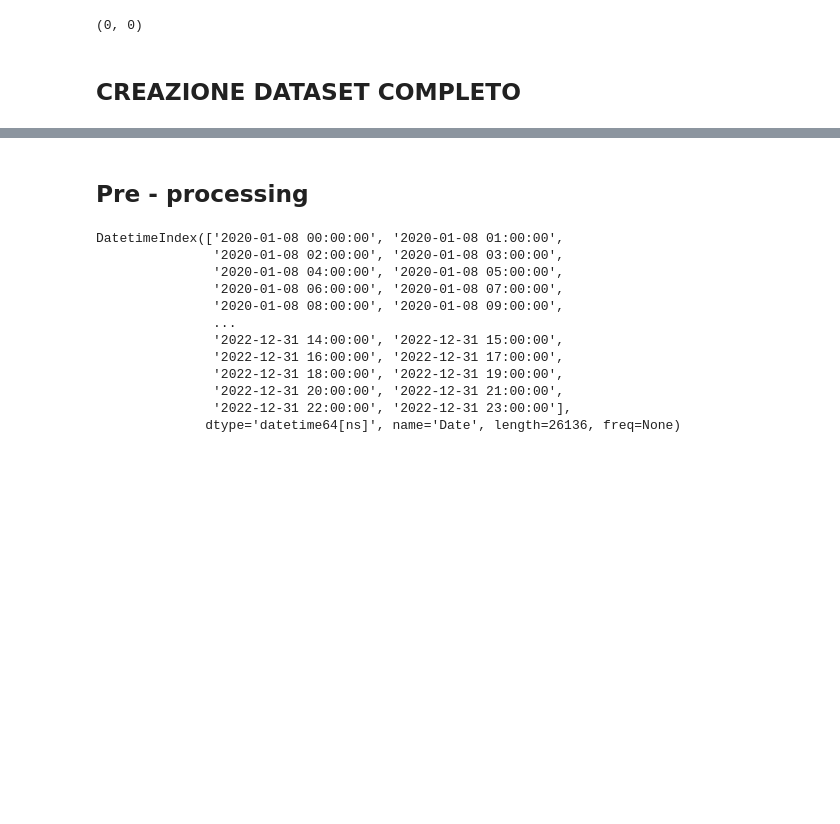
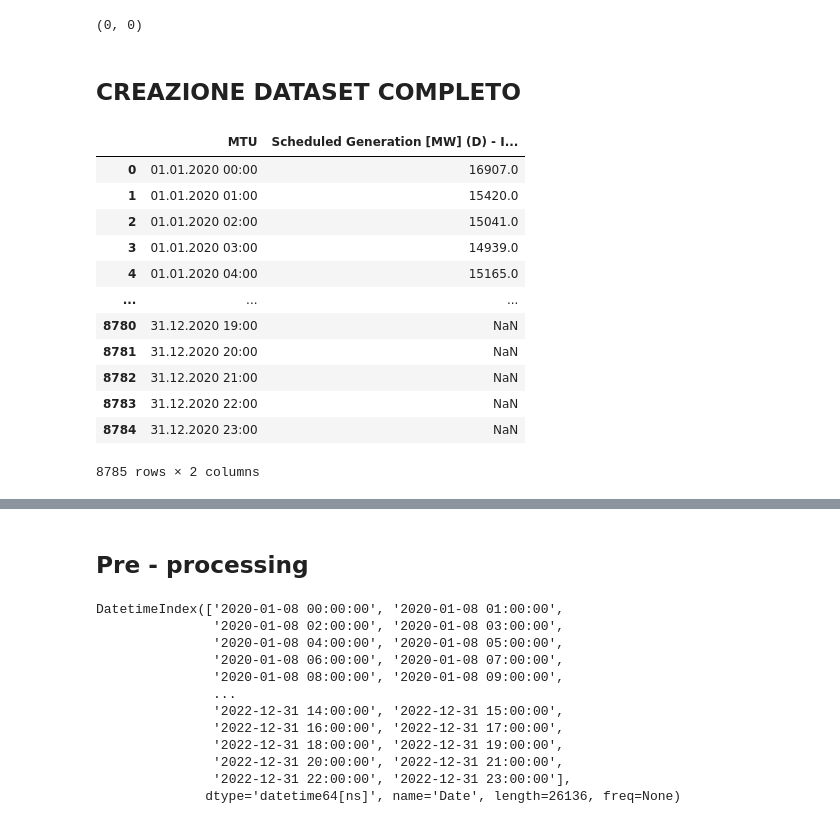
Before and after one commit to giovannicatalano-ors/epftoolbox, a Jupyter notebook: LEAR_DNN_PUN _customized_features.ipynb, the cells around one changed output, grey strips where cells are left out. Cells and saved outputs as stored; diff of their text form; code cells hidden in the pictures; blank space fills up the shorter version.

```diff
--- a/LEAR_DNN_PUN _customized_features.ipynb
+++ b/LEAR_DNN_PUN _customized_features.ipynb
@@ -300,3 +300,19 @@ for i, date_imp in enumerate(nan_dates_ex2):
 # %%
 train_df = train_df.set_index('Date').sort_index()
 test_df = test_df.set_index('Date').sort_index()
+# %%
+gen_2020_df
+# %% [output]
+|  | MTU | Scheduled Generation [MW] (D) - I... |
+| 0 | 01.01.2020 00:00 | 16907.0 |
+| 1 | 01.01.2020 01:00 | 15420.0 |
+| 2 | 01.01.2020 02:00 | 15041.0 |
+| 3 | 01.01.2020 03:00 | 14939.0 |
+| 4 | 01.01.2020 04:00 | 15165.0 |
+| ... | ... | ... |
+| 8780 | 31.12.2020 19:00 | NaN |
+| 8781 | 31.12.2020 20:00 | NaN |
+| 8782 | 31.12.2020 21:00 | NaN |
+| 8783 | 31.12.2020 22:00 | NaN |
+| 8784 | 31.12.2020 23:00 | NaN |
+8785 rows × 2 columns
```
Also changed, not shown: parts of 5 cells of this notebook, 5 other files.
